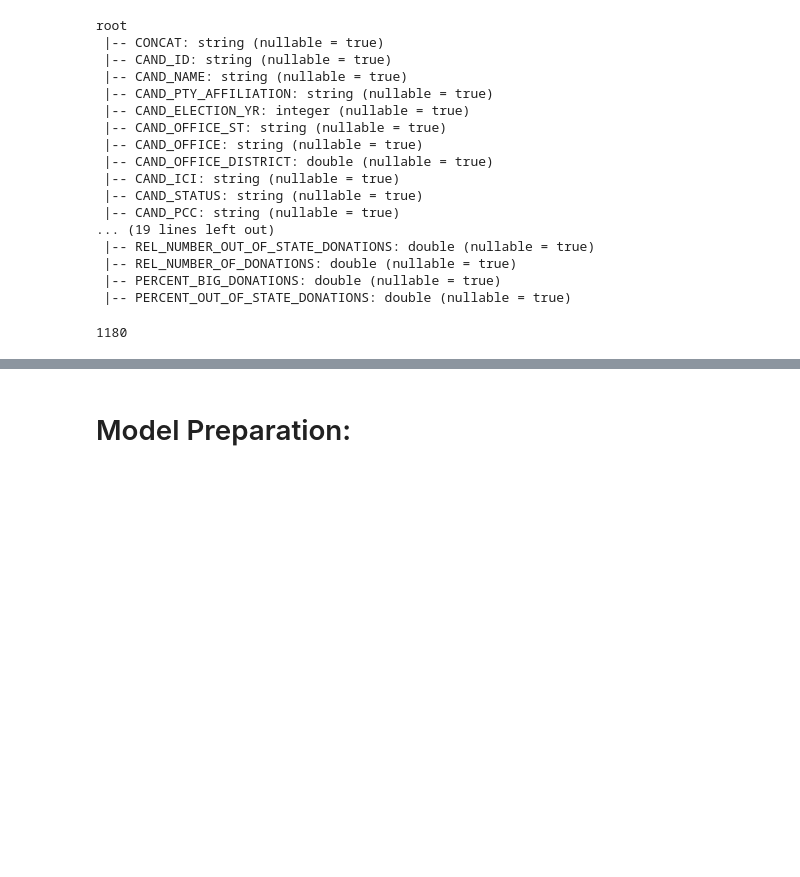
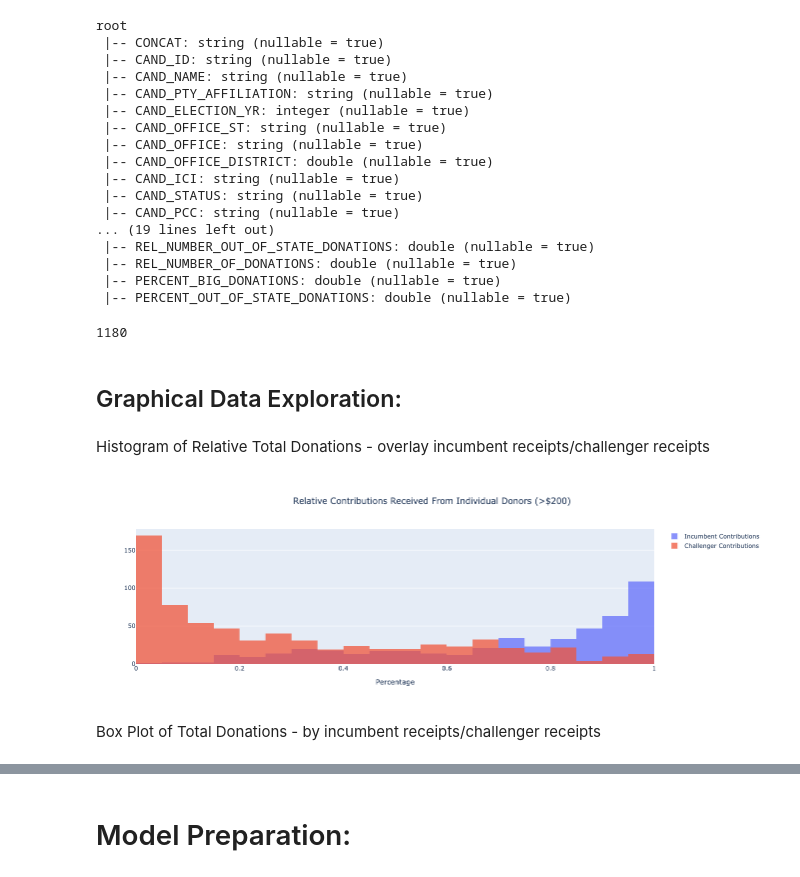
Before and after one commit to agilityvision/DS-5559-project, a Jupyter notebook: Model.ipynb, the cells around one changed output, grey strips where cells are left out. Cells and saved outputs as stored; diff of their text form; code cells hidden in the pictures; blank space fills up the shorter version.

Commit message:
added some plotly charts

```diff
--- a/Model.ipynb
+++ b/Model.ipynb
@@ -293,3 +293,7 @@ root
 df_house.count()
 # %% [output]
 1180
+# %% [markdown]
+## Graphical Data Exploration:
+# %% [markdown]
+Histogram of Relative Total Donations - overlay incumbent receipts/challenger receipts
@@ -295,0 +304,23 @@ df_house.count()
+# %%
+import plotly.graph_objects as go
+
+fig = go.Figure()
+fig.add_trace(go.Histogram(x=incumbent_donations, name='Incumbent Contributions', xbins = dict(start='0')))
+fig.add_trace(go.Histogram(x=challenger_donations, name = 'Challenger Contributions', xbins = dict(start='0')))
+
+
+#xbins = dict(start='0',end='500000',size= 50000)
+
+# Overlay both histograms
+fig.update_layout(barmode='overlay',
+                  title_text='Relative Contributions Received From Individual Donors (>$200)',
+                  title_x=0.5,
+                  xaxis_title ='Percentage')
+
+# Reduce opacity to see both histograms
+fig.update_traces(opacity=0.75)
+fig.show()
+# %% [output]
+[figure, added]
+# %% [markdown]
+Box Plot of Total Donations - by incumbent receipts/challenger receipts
```
Also changed, not shown: parts of 6 cells of this notebook.
